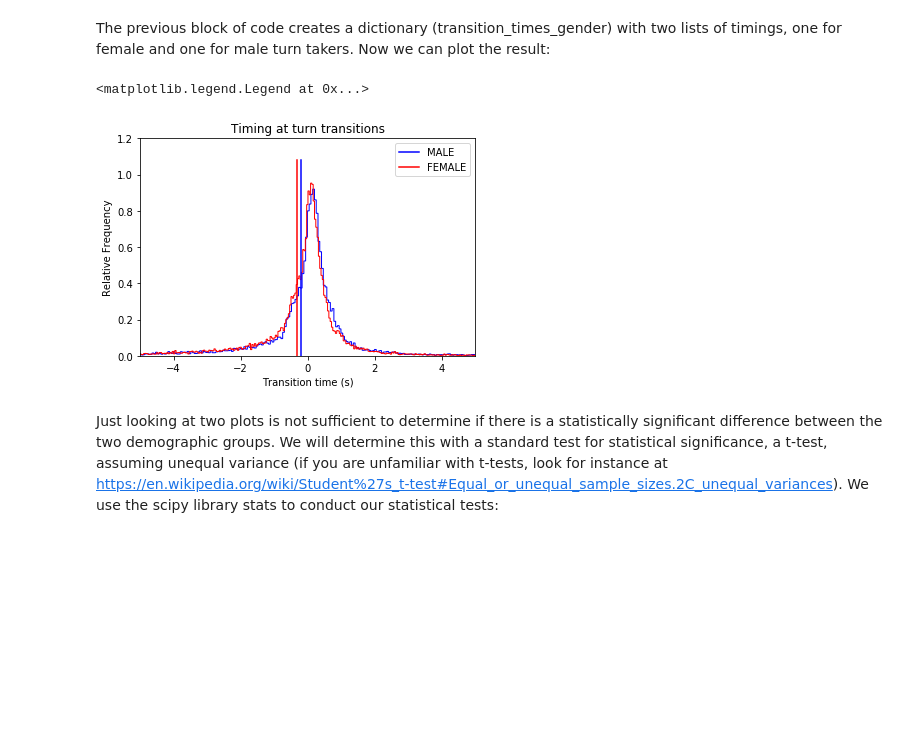
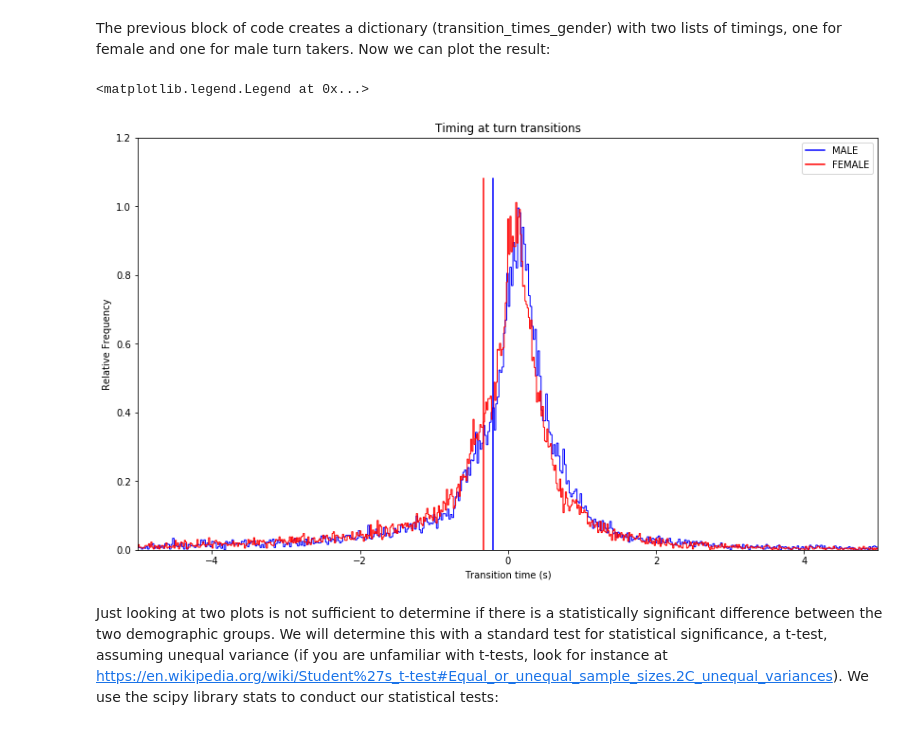
Before and after one commit to janoschhaber/CoSP, a Jupyter notebook: cosp2017_practical/assignment1.ipynb, the cells around one changed output. Saved outputs shown, nothing was run; the diff lists cells and outputs as text; code cells hidden in the pictures; blank space fills up the shorter version.

```diff
--- a/cosp2017_practical/assignment1.ipynb
+++ b/cosp2017_practical/assignment1.ipynb
@@ -124,19 +128,20 @@ The previous block of code creates a dictionary (transition_times_gender) with t
 # %%
 # dictionary for colours
 cdict = dict(zip(transition_times_gender.keys(), ['blue','red']))
 
+plt.figure(figsize=(14,8))
 for var in transition_times_gender:
     mean = np.mean(transition_times_gender[var])
     plt.axvline(x=mean, ymin=0, ymax=0.9, label=str(var), color=cdict[var])
-    n, bins, patches = plt.hist(transition_times_gender[var], 2000, histtype='step', normed=True, color=cdict[var])
+    n, bins, patches = plt.hist(transition_times_gender[var], 5000, histtype='step', normed=True, color=cdict[var])
 plt.axis([-5, 5, 0, 1.2])
 plt.title("Timing at turn transitions")
 plt.xlabel("Transition time (s)")
 plt.ylabel("Relative Frequency")
 plt.legend()
 # %% [output]
 <matplotlib.legend.Legend at 0x...>
-[figure, old version]
+[figure, new version]
 # %% [markdown]
 Just looking at two plots is not sufficient to determine if there is a statistically significant difference between the two demographic groups. We will determine this with a standard test for statistical significance, a t-test, assuming unequal variance (if you are unfamiliar with t-tests, look for instance at https://en.wikipedia.org/wiki/Student%27s_t-test#Equal_or_unequal_sample_sizes.2C_unequal_variances). We use the scipy library stats to conduct our statistical tests:
 # %%
```
Also changed, not shown: parts of 18 cells of this notebook.
